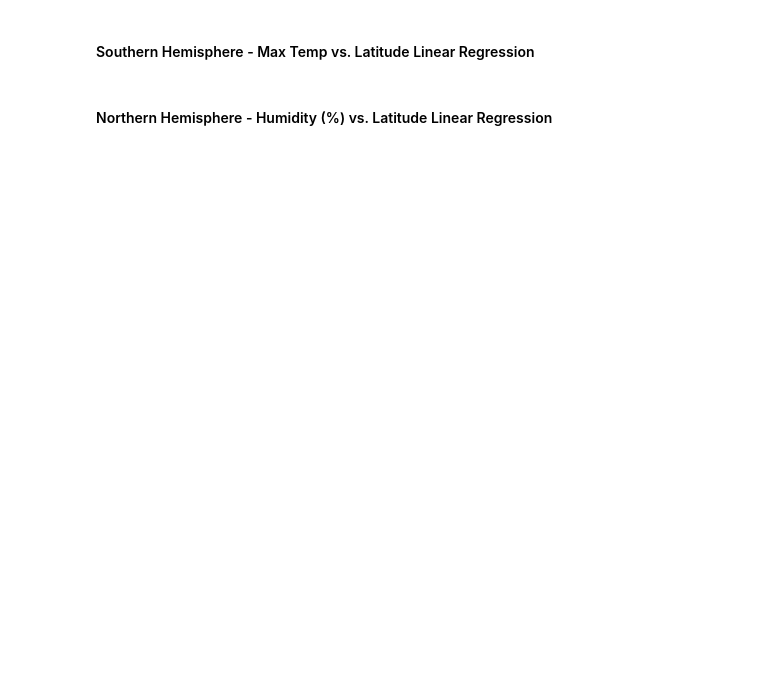
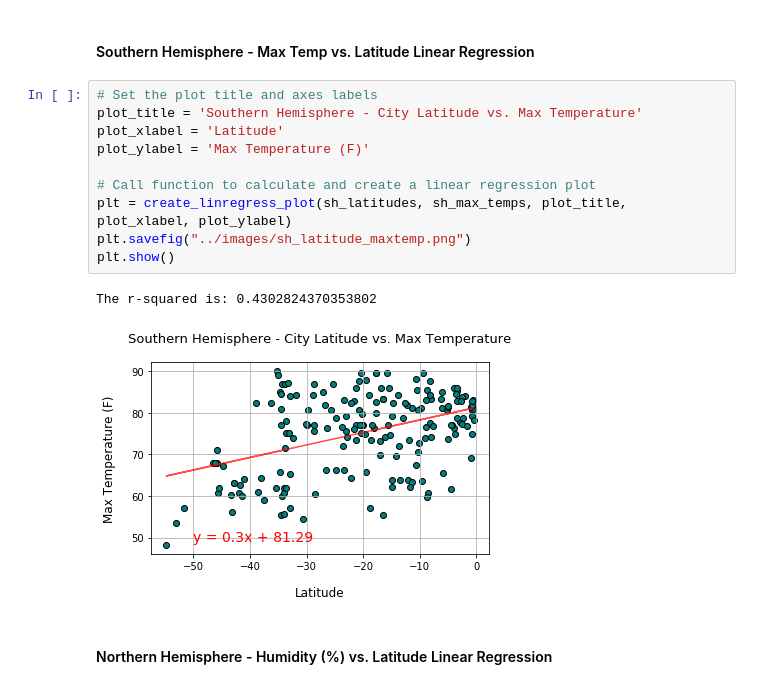
Before and after one commit to anulkar/python-api-challenge, a Jupyter notebook: WeatherPy/WeatherPy.ipynb, the cells around one changed output. Cells and saved outputs as stored; diff of their text form; blank space fills up the shorter version.

```diff
--- a/WeatherPy/WeatherPy.ipynb
+++ b/WeatherPy/WeatherPy.ipynb
@@ -296,4 +306,17 @@ The r-squared is: -0.93098611904783
 # %% [markdown]
 ####  Southern Hemisphere - Max Temp vs. Latitude Linear Regression
+# %%
+# Set the plot title and axes labels
+plot_title = 'Southern Hemisphere - City Latitude vs. Max Temperature'
+plot_xlabel = 'Latitude'
+plot_ylabel = 'Max Temperature (F)'
+
+# Call function to calculate and create a linear regression plot
+plt = create_linregress_plot(sh_latitudes, sh_max_temps, plot_title, plot_xlabel, plot_ylabel)
+plt.savefig("../images/sh_latitude_maxtemp.png")
+plt.show()
+# %% [output]
+The r-squared is: 0.4302824370353802
+[figure, added]
 # %% [markdown]
 ####  Northern Hemisphere - Humidity (%) vs. Latitude Linear Regression
```
Also changed, not shown: parts of 17 cells of this notebook.
